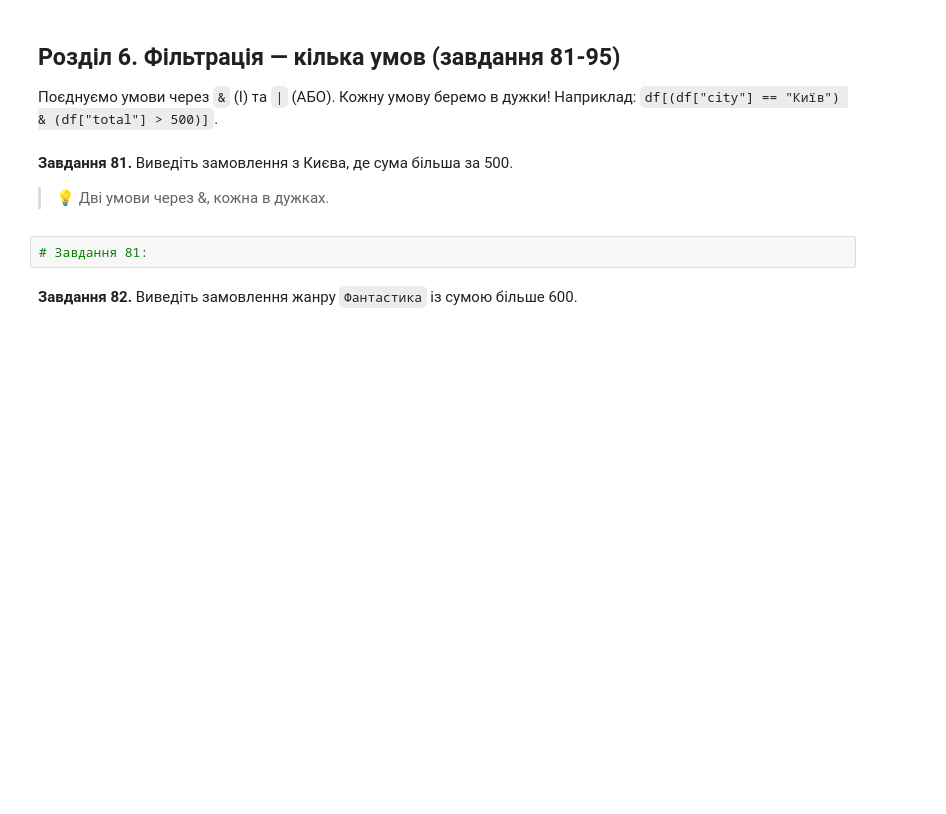
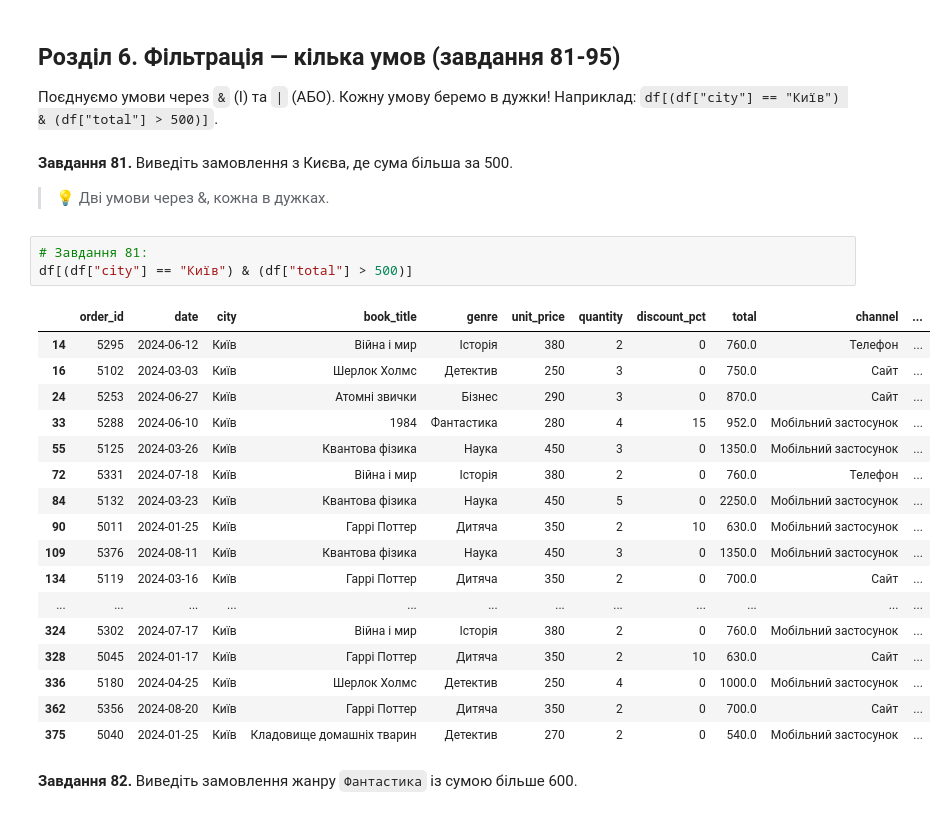
Before and after one commit to volodymyr-holovan/DTA2026, a Jupyter notebook: homework/pandas_practice_120.ipynb, the cells around one changed output. Drawn from its saved outputs; the diff is of its cells as text; blank space fills up the shorter version.

```diff
--- a/homework/pandas_practice_120.ipynb
+++ b/homework/pandas_practice_120.ipynb
@@ -1208,6 +1238,25 @@ df[df["unit_price"] >= 400]
 > 💡 Дві умови через &, кожна в дужках.
 # %%
 # Завдання 81:
+df[(df["city"] == "Київ") & (df["total"] > 500)]
+# %% [output]
+|  | order_id | date | city | book_title | genre | unit_price | quantity | discount_pct | total | channel | ... |
+| 14 | 5295 | 2024-06-12 | Київ | Війна і мир | Історія | 380 | 2 | 0 | 760.0 | Телефон | ... |
+| 16 | 5102 | 2024-03-03 | Київ | Шерлок Холмс | Детектив | 250 | 3 | 0 | 750.0 | Сайт | ... |
+| 24 | 5253 | 2024-06-27 | Київ | Атомні звички | Бізнес | 290 | 3 | 0 | 870.0 | Сайт | ... |
+| 33 | 5288 | 2024-06-10 | Київ | 1984 | Фантастика | 280 | 4 | 15 | 952.0 | Мобільний застосунок | ... |
+| 55 | 5125 | 2024-03-26 | Київ | Квантова фізика | Наука | 450 | 3 | 0 | 1350.0 | Мобільний застосунок | ... |
+| 72 | 5331 | 2024-07-18 | Київ | Війна і мир | Історія | 380 | 2 | 0 | 760.0 | Телефон | ... |
+| 84 | 5132 | 2024-03-23 | Київ | Квантова фізика | Наука | 450 | 5 | 0 | 2250.0 | Мобільний застосунок | ... |
+| 90 | 5011 | 2024-01-25 | Київ | Гаррі Поттер | Дитяча | 350 | 2 | 10 | 630.0 | Мобільний застосунок | ... |
+| 109 | 5376 | 2024-08-11 | Київ | Квантова фізика | Наука | 450 | 3 | 0 | 1350.0 | Мобільний застосунок | ... |
+| 134 | 5119 | 2024-03-16 | Київ | Гаррі Поттер | Дитяча | 350 | 2 | 0 | 700.0 | Сайт | ... |
+| ... | ... | ... | ... | ... | ... | ... | ... | ... | ... | ... | ... |
+| 324 | 5302 | 2024-07-17 | Київ | Війна і мир | Історія | 380 | 2 | 0 | 760.0 | Мобільний застосунок | ... |
+| 328 | 5045 | 2024-01-17 | Київ | Гаррі Поттер | Дитяча | 350 | 2 | 10 | 630.0 | Сайт | ... |
+| 336 | 5180 | 2024-04-25 | Київ | Шерлок Холмс | Детектив | 250 | 4 | 0 | 1000.0 | Мобільний застосунок | ... |
+| 362 | 5356 | 2024-08-20 | Київ | Гаррі Поттер | Дитяча | 350 | 2 | 0 | 700.0 | Сайт | ... |
+| 375 | 5040 | 2024-01-25 | Київ | Кладовище домашніх тварин | Детектив | 270 | 2 | 0 | 540.0 | Мобільний застосунок | ... |
 # %% [markdown]
 **Завдання 82.** Виведіть замовлення жанру `Фантастика` із сумою більше 600.
 # %%
```
Also changed, not shown: parts of 54 cells of this notebook.
